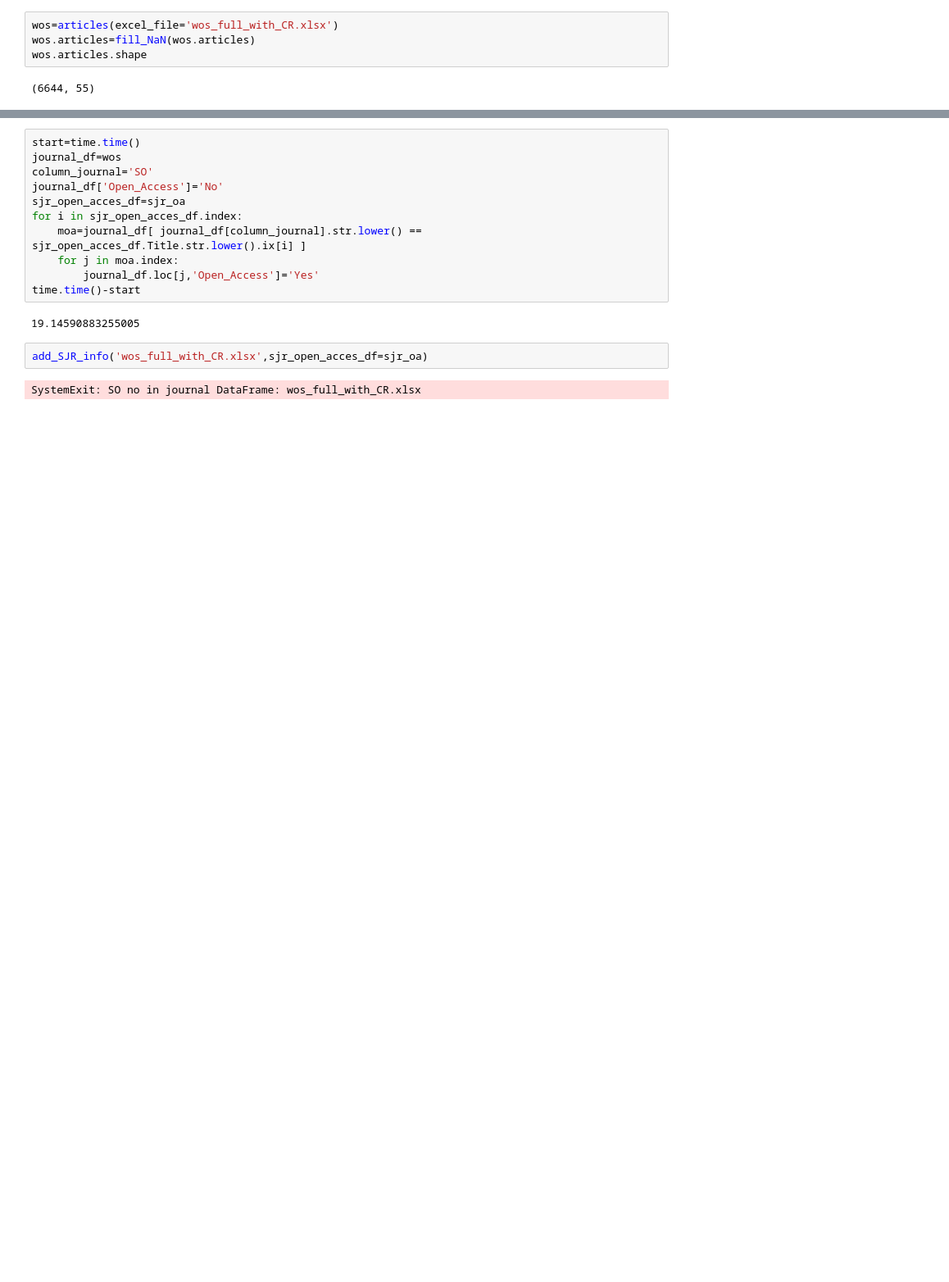
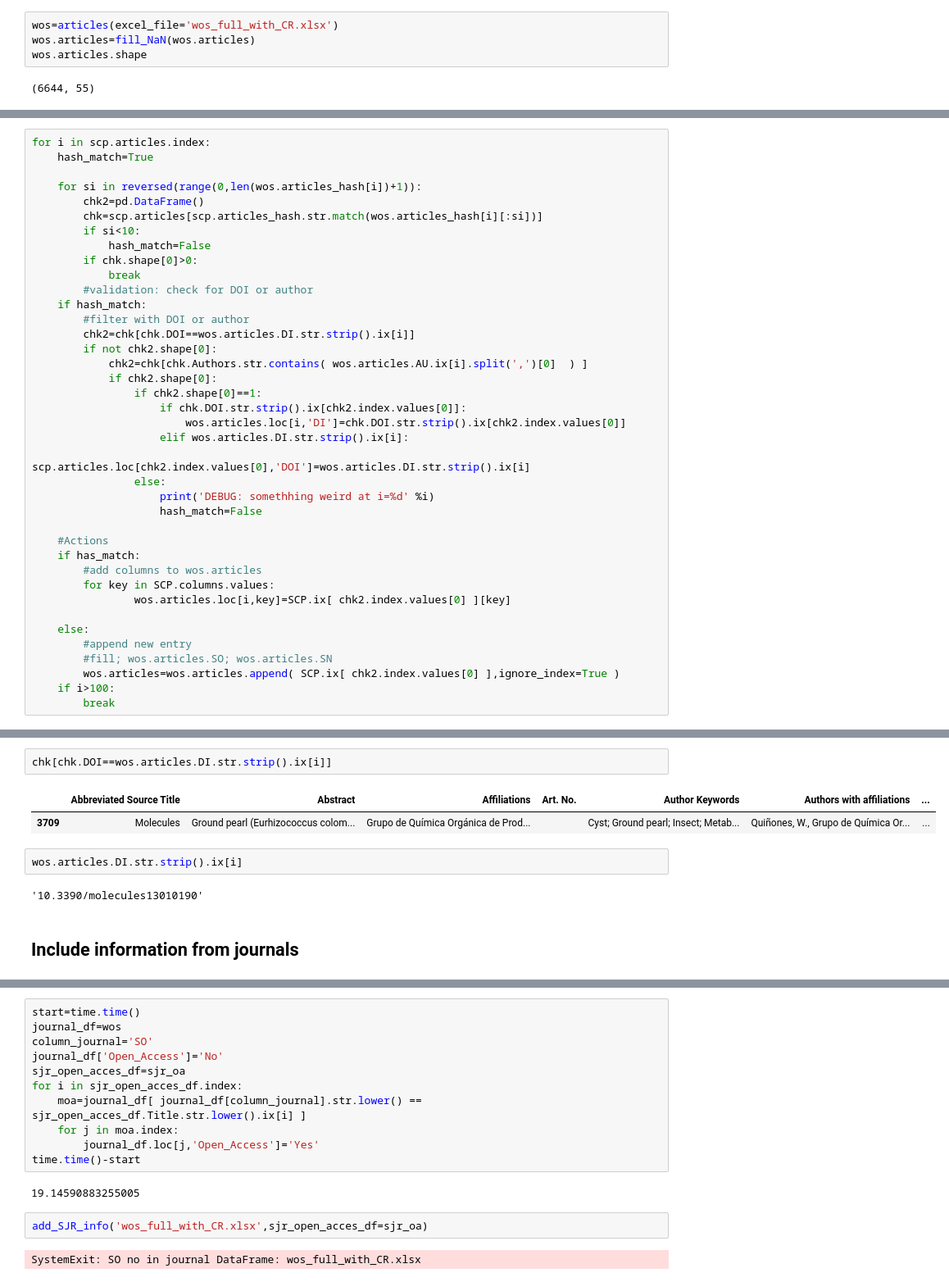
Before and after one commit to restrepo/articles, a Jupyter notebook: openacces.ipynb, the cells around one changed output, grey strips where cells are left out. Shown at 82% size. Cells and saved outputs as stored; diff of their text form; blank space fills up the shorter version.

```diff
--- a/openacces.ipynb
+++ b/openacces.ipynb
@@ -113,0 +193,39 @@ wos.articles[:1]
+# %%
+for i in scp.articles.index:
+    hash_match=True
+
+    for si in reversed(range(0,len(wos.articles_hash[i])+1)):
+        chk2=pd.DataFrame()
+        chk=scp.articles[scp.articles_hash.str.match(wos.articles_hash[i][:si])]
+        if si<10:
+            hash_match=False
+        if chk.shape[0]>0:
+            break
+        #validation: check for DOI or author
+    if hash_match:
+        #filter with DOI or author
+        chk2=chk[chk.DOI==wos.articles.DI.str.strip().ix[i]]
+        if not chk2.shape[0]:
+            chk2=chk[chk.Authors.str.contains( wos.articles.AU.ix[i].split(',')[0]  ) ]
+            if chk2.shape[0]:
+                if chk2.shape[0]==1:
+                    if chk.DOI.str.strip().ix[chk2.index.values[0]]:
+                        wos.articles.loc[i,'DI']=chk.DOI.str.strip().ix[chk2.index.values[0]]
+                    elif wos.articles.DI.str.strip().ix[i]:
+                        scp.articles.loc[chk2.index.values[0],'DOI']=wos.articles.DI.str.strip().ix[i]
+                else:
+                    print('DEBUG: somethhing weird at i=%d' %i)
+                    hash_match=False
+
+    #Actions
+    if has_match:
+        #add columns to wos.articles
+        for key in SCP.columns.values:
+                wos.articles.loc[i,key]=SCP.ix[ chk2.index.values[0] ][key]
+
+    else:
+        #append new entry
+        #fill; wos.articles.SO; wos.articles.SN
+        wos.articles=wos.articles.append( SCP.ix[ chk2.index.values[0] ],ignore_index=True )
+    if i>100:
+        break
@@ -114,3 +250,14 @@ wos.articles[:1]
+# %%
+chk[chk.DOI==wos.articles.DI.str.strip().ix[i]]
+# %% [output]
+|  | Abbreviated Source Title | Abstract | Affiliations | Art. No. | Author Keywords | Authors with affiliations | ... |
+| 3709 | Molecules | Ground pearl (Eurhizococcus colom... | Grupo de Química Orgánica de Prod... |  | Cyst; Ground pearl; Insect; Metab... | Quiñones, W., Grupo de Química Or... | ... |
+# %%
+wos.articles.DI.str.strip().ix[i]
+# %% [output]
+'10.3390/molecules13010190'
+# %% [markdown]
+## Include information from journals
 # %%
 start=time.time()
 #prepare new columns
```
Also changed, not shown: parts of 27 cells of this notebook.
